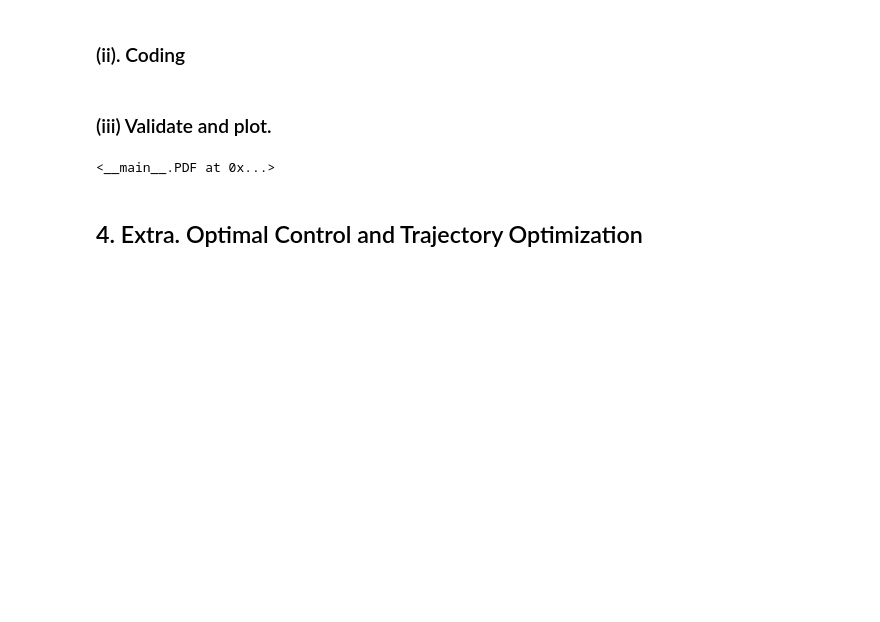
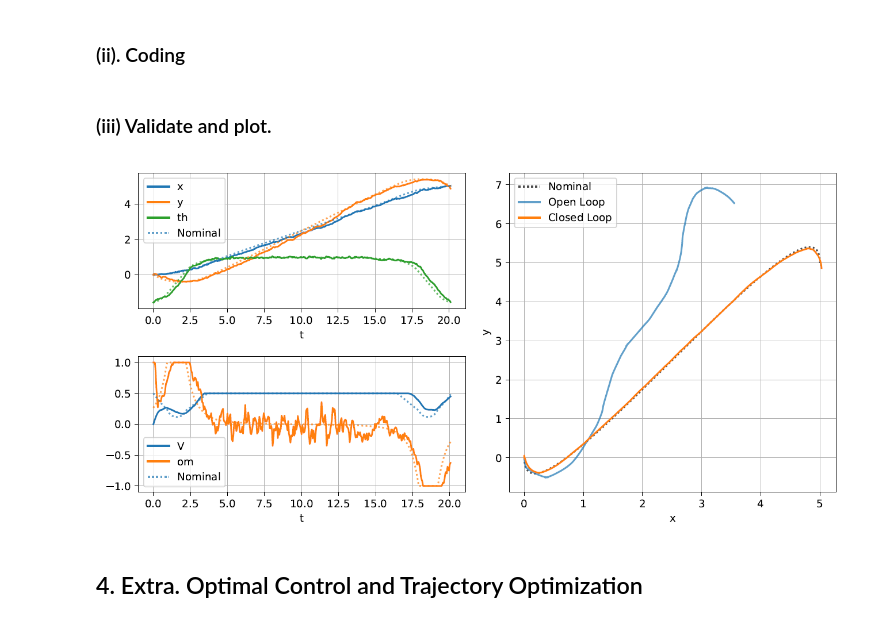
Before and after one commit to haroldmei/AA274A, a Jupyter notebook: aa274a_hw1.ipynb, the cells around one changed output. Saved outputs shown, nothing was run; the diff lists cells and outputs as text; code cells hidden in the pictures; blank space fills up the shorter version.

```diff
--- a/aa274a_hw1.ipynb
+++ b/aa274a_hw1.ipynb
@@ -180,10 +174,10 @@ $$
 ### (ii). Coding
 # %% [markdown]
 ### (iii) Validate and plot.
-# %%
-PDF('HW1/plots/sim_traj_closedloop.pdf', size=(1000,600))
-# %% [output]
-<__main__.PDF at 0x...>
+# %%
+Image(filename='HW1/plots/sim_traj_closedloop.PNG')
+# %% [output]
+[figure, added]
 # %% [markdown]
 ## 4. Extra. Optimal Control and Trajectory Optimization
 # %% [markdown]
```
Also changed, not shown: parts of 6 cells of this notebook.
